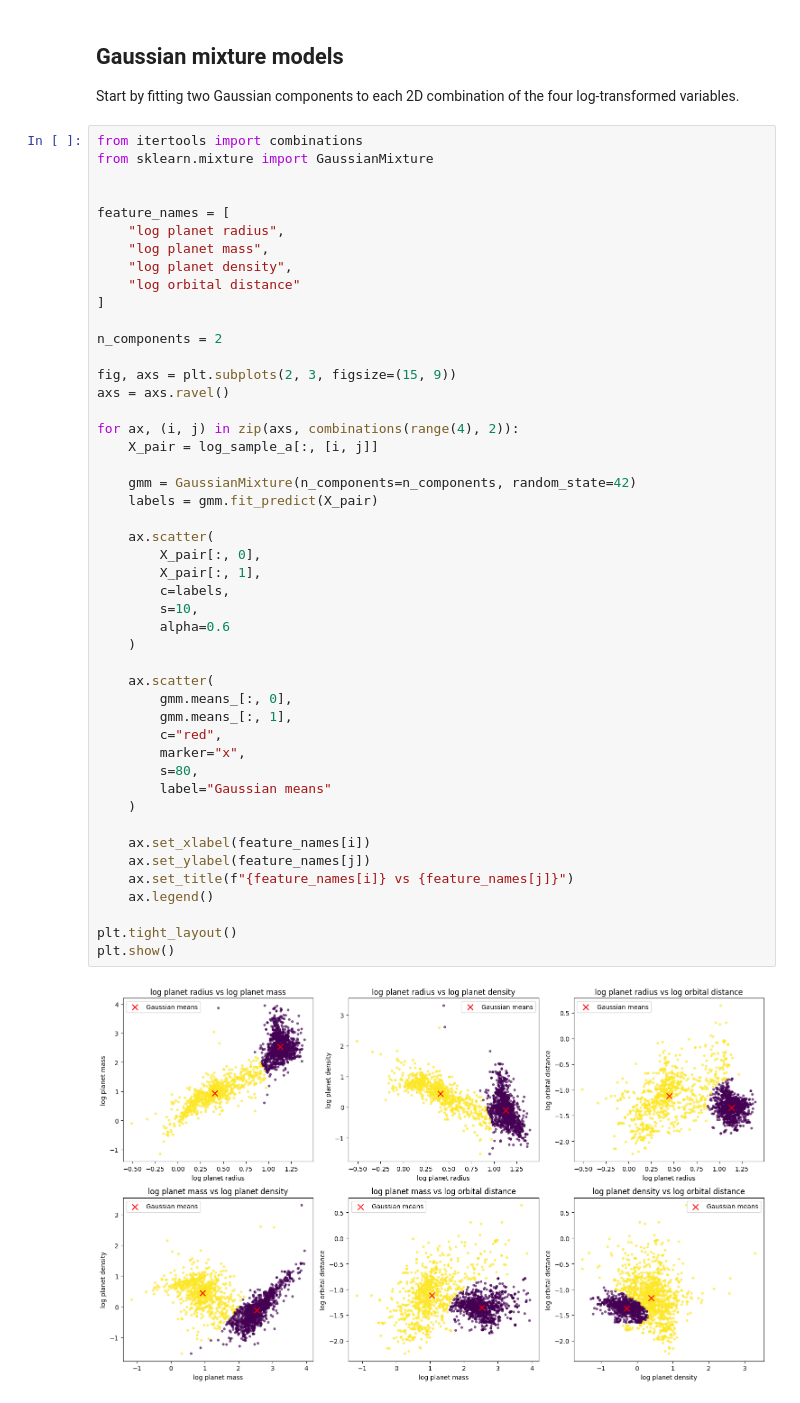
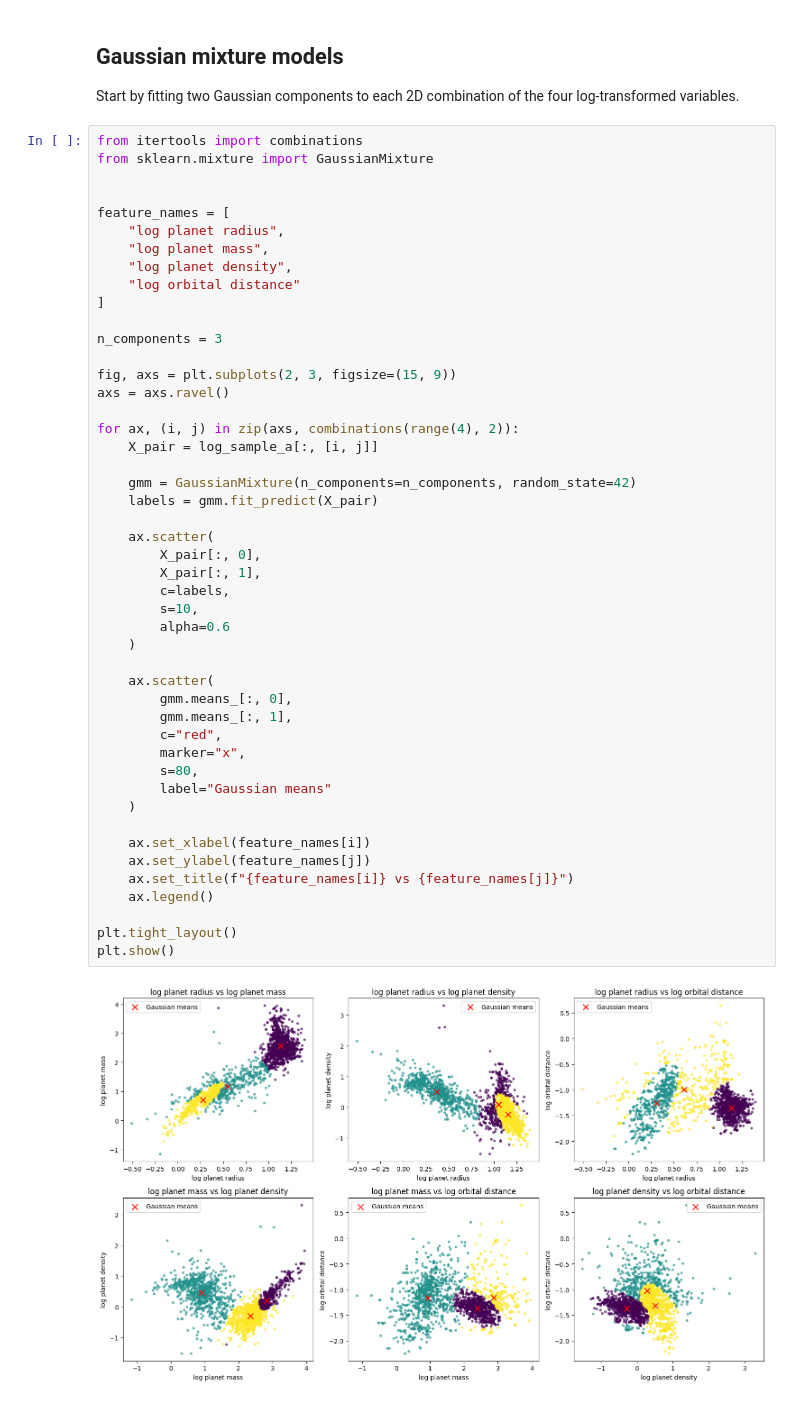
Before and after one commit to TarikOzpamuk/Astro_exercises, a Jupyter notebook: exercise6.ipynb, the cells around one changed output. Drawn from its saved outputs; the diff is of its cells as text.

```diff
--- a/exercise6.ipynb
+++ b/exercise6.ipynb
@@ -89,7 +89,7 @@ feature_names = [
     "log orbital distance"
 ]
 
-n_components = 2
+n_components = 3
 
 fig, axs = plt.subplots(2, 3, figsize=(15, 9))
 axs = axs.ravel()
@@ -98,31 +98,31 @@ for ax, (i, j) in zip(axs, combinations(range(4), 2)):
     X_pair = log_sample_a[:, [i, j]]
 
     gmm = GaussianMixture(n_components=n_components, random_state=42)
     labels = gmm.fit_predict(X_pair)
 
     ax.scatter(
         X_pair[:, 0],
         X_pair[:, 1],
         c=labels,
         s=10,
         alpha=0.6
     )
 
     ax.scatter(
         gmm.means_[:, 0],
         gmm.means_[:, 1],
         c="red",
         marker="x",
         s=80,
         label="Gaussian means"
     )
 
     ax.set_xlabel(feature_names[i])
     ax.set_ylabel(feature_names[j])
     ax.set_title(f"{feature_names[i]} vs {feature_names[j]}")
     ax.legend()
 
 plt.tight_layout()
 plt.show()
 # %% [output]
-[figure, old version]
+[figure, new version]
```
Also changed, not shown: parts of 5 cells of this notebook.
